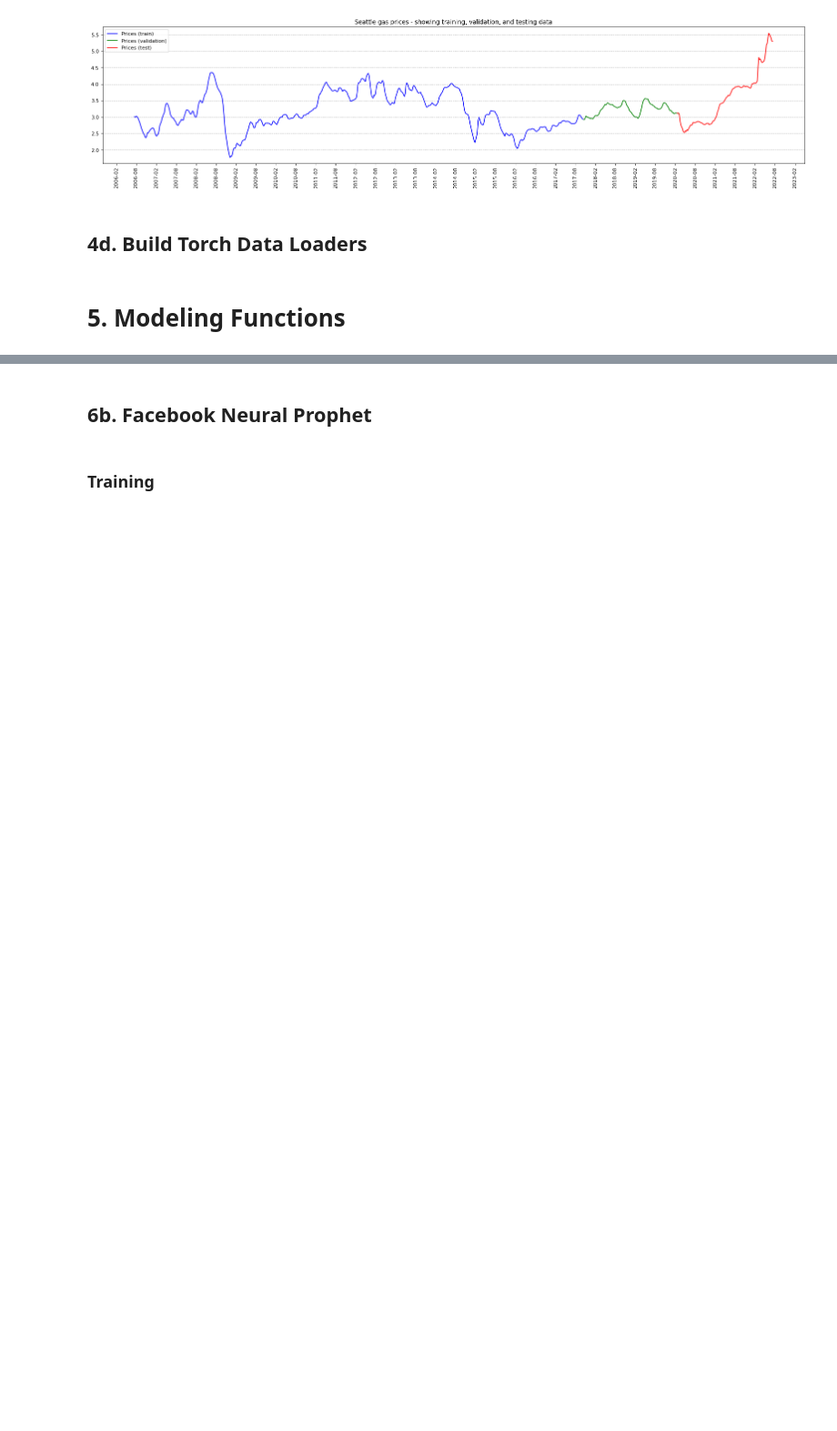
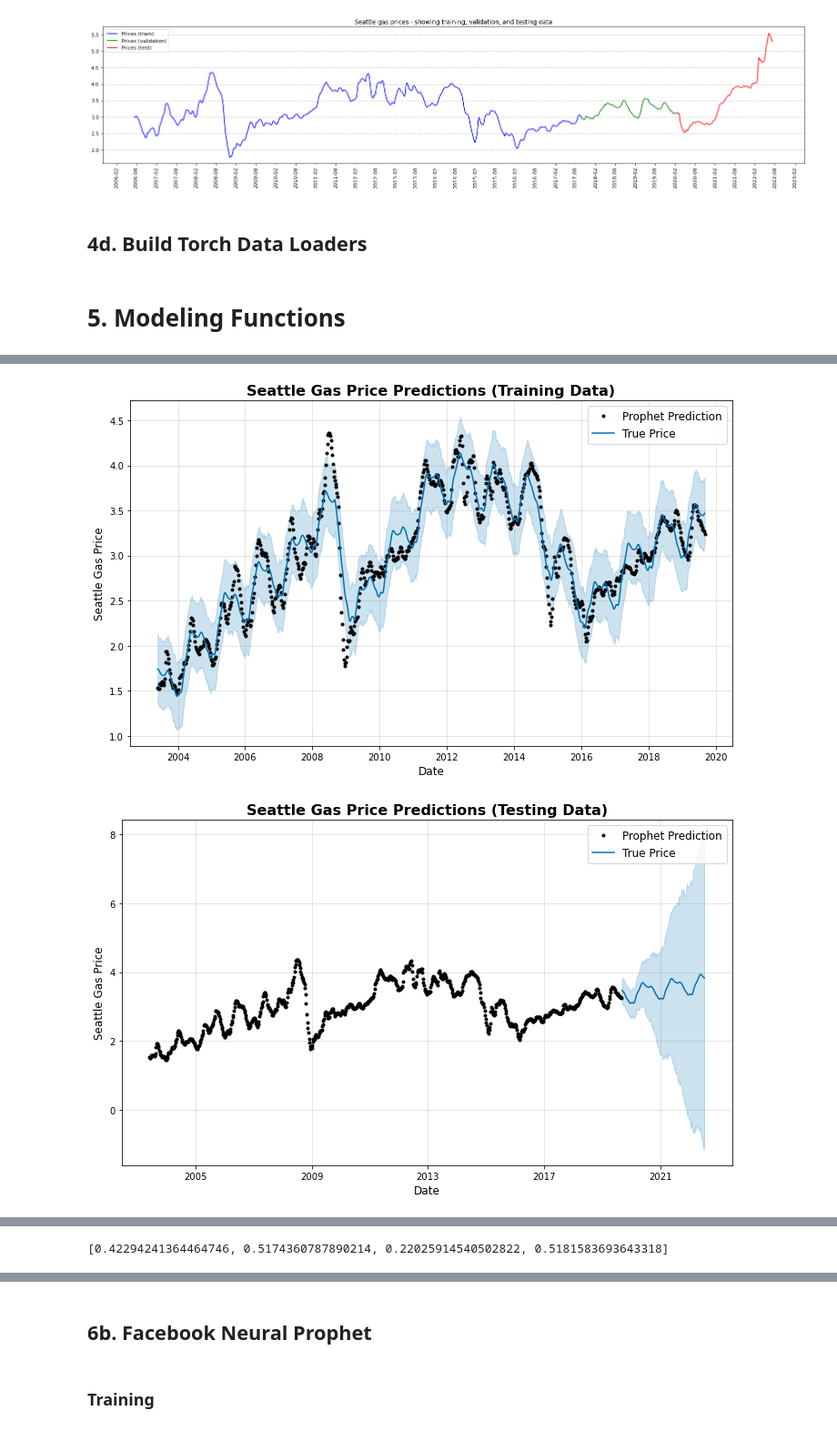
Before and after one commit to chrisprasanna/Predicting_Seattle_Gas_Prices_with_ML, a Jupyter notebook: Natural_Gas_Stock_Forecast.ipynb, the cells around one changed output, grey strips where cells are left out. Shown at 91% size. Drawn from its saved outputs; the diff is of its cells as text; code cells hidden in the pictures; blank space fills up the shorter version.

```diff
--- a/Natural_Gas_Stock_Forecast.ipynb
+++ b/Natural_Gas_Stock_Forecast.ipynb
@@ -958,0 +908,16 @@ ax.set_xlim(pd.to_datetime(['2020-01-01', '2022-12-31']))
+# %%
+data = seattle_gas_prices
+df = data['data'].set_axis(['ds', 'y'], axis=1, inplace=False)
+
+n = NeuralProphet()
+df_train, df_test = n.split_df(df=df, freq="W", valid_p=0.15)
+
+params = {
+    "changepoint_prior_scale": 0.25,
+    "changepoint_range": 0.90,
+    "interval_width": 0.95
+}
+
+# Train
+m = Prophet(**params)
+metrics =  m.fit(df_train)
@@ -958,0 +929,42 @@ ax.set_xlim(pd.to_datetime(['2020-01-01', '2022-12-31']))
+# %%
+# Evaluation
+train_pred = m.predict(df_train)
+
+fig1 = m.plot(train_pred)
+ax = fig1.gca()
+ax.set_xlabel('Date', fontsize=12)
+ax.set_ylabel('Seattle Gas Price', fontsize=12)
+ax.set_title("Seattle Gas Price Predictions (Training Data)", fontsize=16, fontweight="bold")
+ax.legend(labels=['Prophet Prediction', 'True Price'], fontsize=12)
+
+eval_pred = m.predict(df_test)
+
+fig2 = m.plot(eval_pred)
+ax = fig2.gca()
+ax.set_xlabel('Date', fontsize=12)
+ax.set_ylabel('Seattle Gas Price', fontsize=12)
+ax.set_title("Seattle Gas Price Predictions (Testing Data)", fontsize=16, fontweight="bold")
+ax.legend(labels=['Prophet Prediction', 'True Price'], fontsize=12)
+
+fig3 = plt.figure()
+y_true= df_test['y'].values
+y_pred = eval_pred['yhat'].values
+plt.plot(df_test['ds'], y_true, label='Actual', marker='.', linestyle='', color='k')
+plt.plot(df_test['ds'], y_pred, label='Predicted')
+plt.legend()
+plt.xlabel('Date', fontsize=12)
+plt.ylabel('Seattle Gas Price', fontsize=12)
+plt.title("Prophet Test Results", fontsize=16, fontweight="bold")
+plt.xticks(rotation='vertical')
+plt.show()
+
+# metrics
+prophet_mse = mean_squared_error(y_true, y_pred)
+prophet_mae = mean_absolute_error(y_true, y_pred)
+prophet_r2 = r2_score(y_true, y_pred)
+prophet_pcc = PCC(y_true, y_pred)[0]
+
+print([prophet_mse, prophet_mae, prophet_r2, prophet_pcc])
+# %% [output]
+[figure, added]
+[figure, added]
@@ -958,0 +972 @@ ax.set_xlim(pd.to_datetime(['2020-01-01', '2022-12-31']))
+[0.42294241364464746, 0.5174360787890214, 0.22025914540502822, 0.5181583693643318]
```
Also changed, not shown: parts of 52 cells of this notebook.
